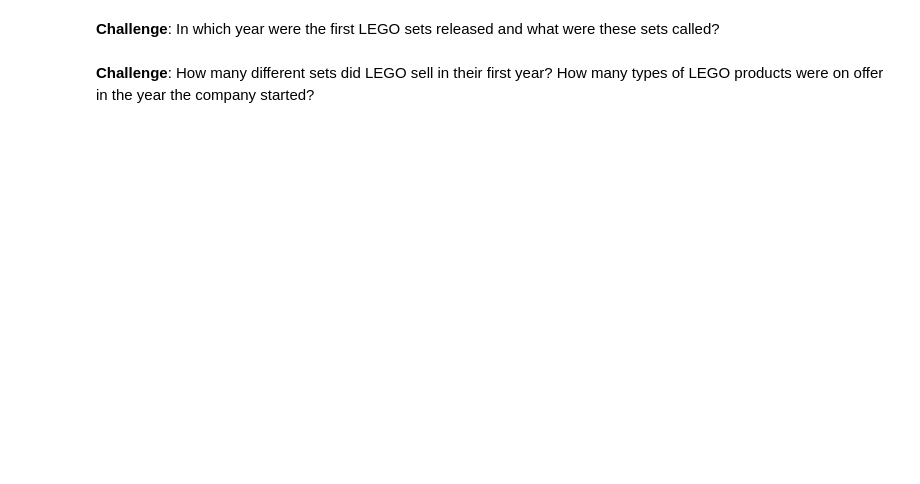
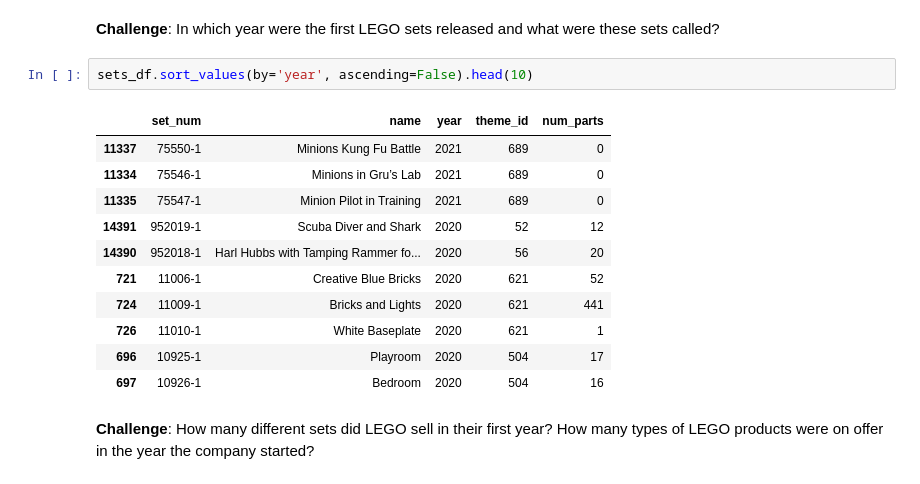
Before and after one commit to DRANetGH35/LEGO, a Jupyter notebook: Lego_Analysis_for_Course_(start).ipynb, the cells around one changed output. Drawn from its saved outputs; the diff is of its cells as text; blank space fills up the shorter version.

```diff
--- a/Lego_Analysis_for_Course_(start).ipynb
+++ b/Lego_Analysis_for_Course_(start).ipynb
@@ -56,4 +96,18 @@ The <code>sets.csv</code> data contains a list of sets over the years and the nu
 # %% [markdown]
 **Challenge**: In which year were the first LEGO sets released and what were these sets called?
+# %%
+sets_df.sort_values(by='year', ascending=False).head(10)
+# %% [output]
+|  | set_num | name | year | theme_id | num_parts |
+| 11337 | 75550-1 | Minions Kung Fu Battle | 2021 | 689 | 0 |
+| 11334 | 75546-1 | Minions in Gru’s Lab | 2021 | 689 | 0 |
+| 11335 | 75547-1 | Minion Pilot in Training | 2021 | 689 | 0 |
+| 14391 | 952019-1 | Scuba Diver and Shark | 2020 | 52 | 12 |
+| 14390 | 952018-1 | Harl Hubbs with Tamping Rammer fo... | 2020 | 56 | 20 |
+| 721 | 11006-1 | Creative Blue Bricks | 2020 | 621 | 52 |
+| 724 | 11009-1 | Bricks and Lights | 2020 | 621 | 441 |
+| 726 | 11010-1 | White Baseplate | 2020 | 621 | 1 |
+| 696 | 10925-1 | Playroom | 2020 | 504 | 17 |
+| 697 | 10926-1 | Bedroom | 2020 | 504 | 16 |
 # %% [markdown]
 **Challenge**: How many different sets did LEGO sell in their first year? How many types of LEGO products were on offer in the year the company started?
```
Also changed, not shown: parts of 15 cells of this notebook.
